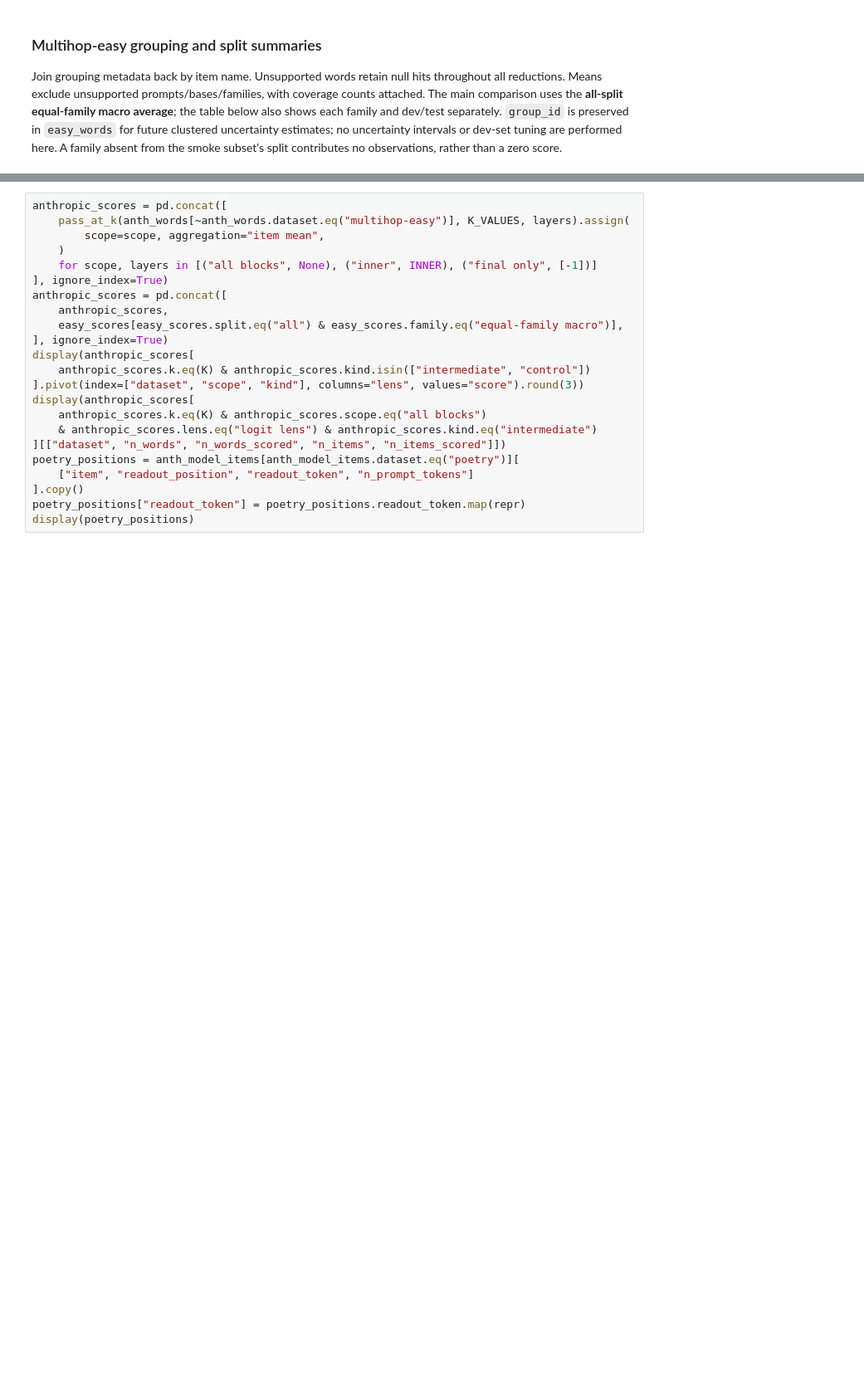
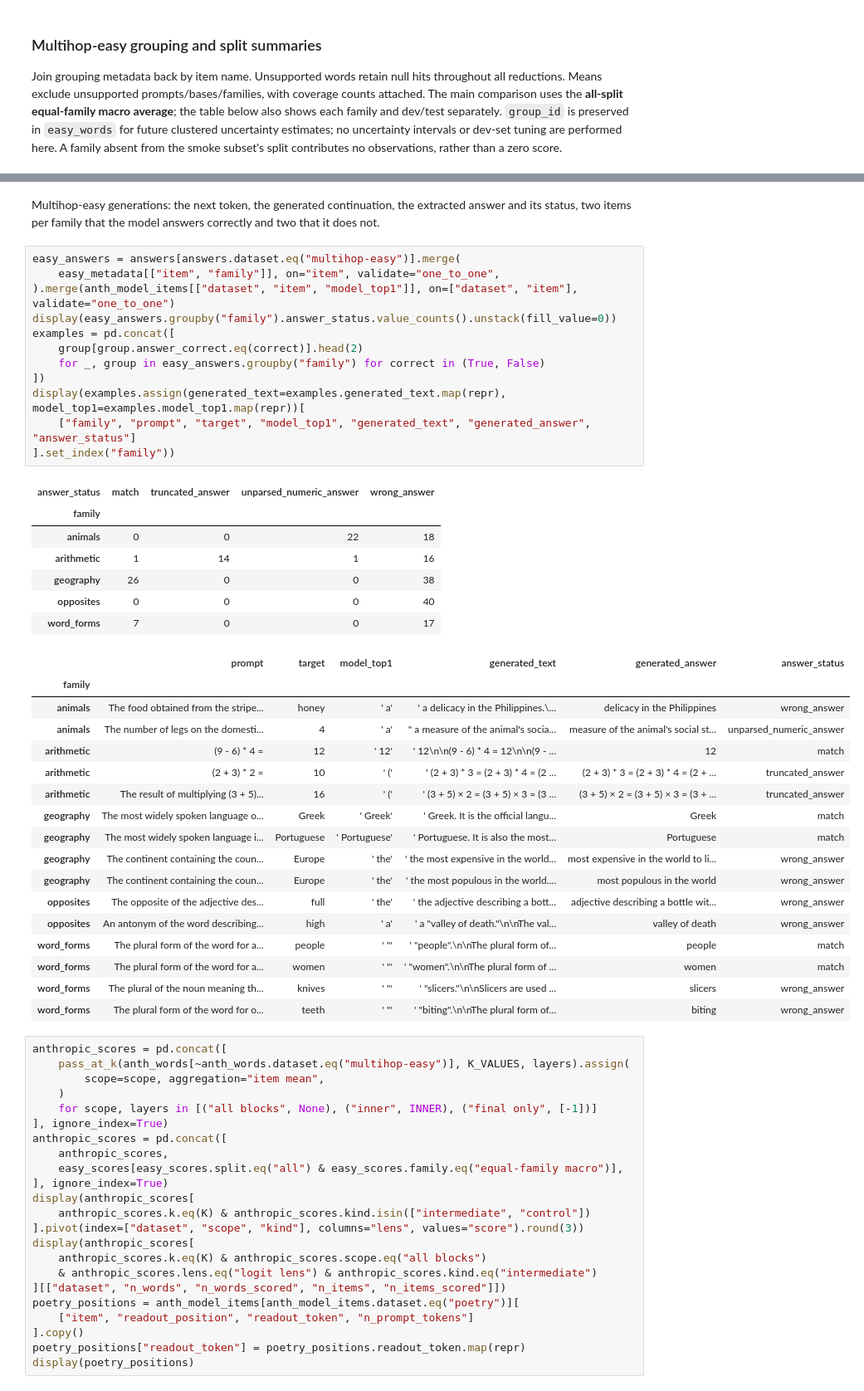
Before and after one commit to ai360-project-school-j-lens/jacobian-lens-gpt2, a Jupyter notebook: notebooks/gpt2-xl/latent_bridge_v2/latent_bridge_v2_lens_benchmark.ipynb, the cells around one changed output, grey strips where cells are left out. Shown at 83% size. Saved outputs shown, nothing was run; the diff lists cells and outputs as text; blank space fills up the shorter version.

```diff
--- a/notebooks/gpt2-xl/latent_bridge_v2/latent_bridge_v2_lens_benchmark.ipynb
+++ b/notebooks/gpt2-xl/latent_bridge_v2/latent_bridge_v2_lens_benchmark.ipynb
@@ -530,3 +558,42 @@ display(easy_scores[easy_scores.k.eq(K) & easy_scores.kind.eq("intermediate")
+# %% [markdown]
+Multihop-easy generations: the next token, the generated continuation, the extracted answer and its status, two items per family that the model answers correctly and two that it does not.
+# %%
+easy_answers = answers[answers.dataset.eq("multihop-easy")].merge(
+    easy_metadata[["item", "family"]], on="item", validate="one_to_one",
+).merge(anth_model_items[["dataset", "item", "model_top1"]], on=["dataset", "item"], validate="one_to_one")
+display(easy_answers.groupby("family").answer_status.value_counts().unstack(fill_value=0))
+examples = pd.concat([
+    group[group.answer_correct.eq(correct)].head(2)
+    for _, group in easy_answers.groupby("family") for correct in (True, False)
+])
+display(examples.assign(generated_text=examples.generated_text.map(repr), model_top1=examples.model_top1.map(repr))[
+    ["family", "prompt", "target", "model_top1", "generated_text", "generated_answer", "answer_status"]
+].set_index("family"))
+# %% [output]
+| answer_status | match | truncated_answer | unparsed_numeric_answer | wrong_answer |
+| family |  |  |  |  |
+| animals | 0 | 0 | 22 | 18 |
+| arithmetic | 1 | 14 | 1 | 16 |
+| geography | 26 | 0 | 0 | 38 |
+| opposites | 0 | 0 | 0 | 40 |
+| word_forms | 7 | 0 | 0 | 17 |
+|  | prompt | target | model_top1 | generated_text | generated_answer | answer_status |
+| family |  |  |  |  |  |  |
+| animals | The food obtained from the stripe... | honey | ' a' | ' a delicacy in the Philippines.\... | delicacy in the Philippines | wrong_answer |
+| animals | The number of legs on the domesti... | 4 | ' a' | " a measure of the animal's socia... | measure of the animal's social st... | unparsed_numeric_answer |
+| arithmetic | (9 - 6) * 4 = | 12 | ' 12' | ' 12\n\n(9 - 6) * 4 = 12\n\n(9 - ... | 12 | match |
+| arithmetic | (2 + 3) * 2 = | 10 | ' (' | ' (2 + 3) * 3 = (2 + 3) * 4 = (2 ... | (2 + 3) * 3 = (2 + 3) * 4 = (2 + ... | truncated_answer |
+| arithmetic | The result of multiplying (3 + 5)... | 16 | ' (' | ' (3 + 5) × 2 = (3 + 5) × 3 = (3 ... | (3 + 5) × 2 = (3 + 5) × 3 = (3 + ... | truncated_answer |
+| geography | The most widely spoken language o... | Greek | ' Greek' | ' Greek. It is the official langu... | Greek | match |
+| geography | The most widely spoken language i... | Portuguese | ' Portuguese' | ' Portuguese. It is also the most... | Portuguese | match |
+| geography | The continent containing the coun... | Europe | ' the' | ' the most expensive in the world... | most expensive in the world to li... | wrong_answer |
+| geography | The continent containing the coun... | Europe | ' the' | ' the most populous in the world.... | most populous in the world | wrong_answer |
+| opposites | The opposite of the adjective des... | full | ' the' | ' the adjective describing a bott... | adjective describing a bottle wit... | wrong_answer |
+| opposites | An antonym of the word describing... | high | ' a' | ' a "valley of death."\n\nThe val... | valley of death | wrong_answer |
+| word_forms | The plural form of the word for a... | people | ' "' | ' "people".\n\nThe plural form of... | people | match |
+| word_forms | The plural form of the word for a... | women | ' "' | ' "women".\n\nThe plural form of ... | women | match |
+| word_forms | The plural of the noun meaning th... | knives | ' "' | ' "slicers."\n\nSlicers are used ... | slicers | wrong_answer |
+| word_forms | The plural form of the word for o... | teeth | ' "' | ' "biting".\n\nThe plural form of... | biting | wrong_answer |
 # %%
 anthropic_scores = pd.concat([
     pass_at_k(anth_words[~anth_words.dataset.eq("multihop-easy")], K_VALUES, layers).assign(
```
Also changed, not shown: parts of 10 cells of this notebook, 6 other files.
